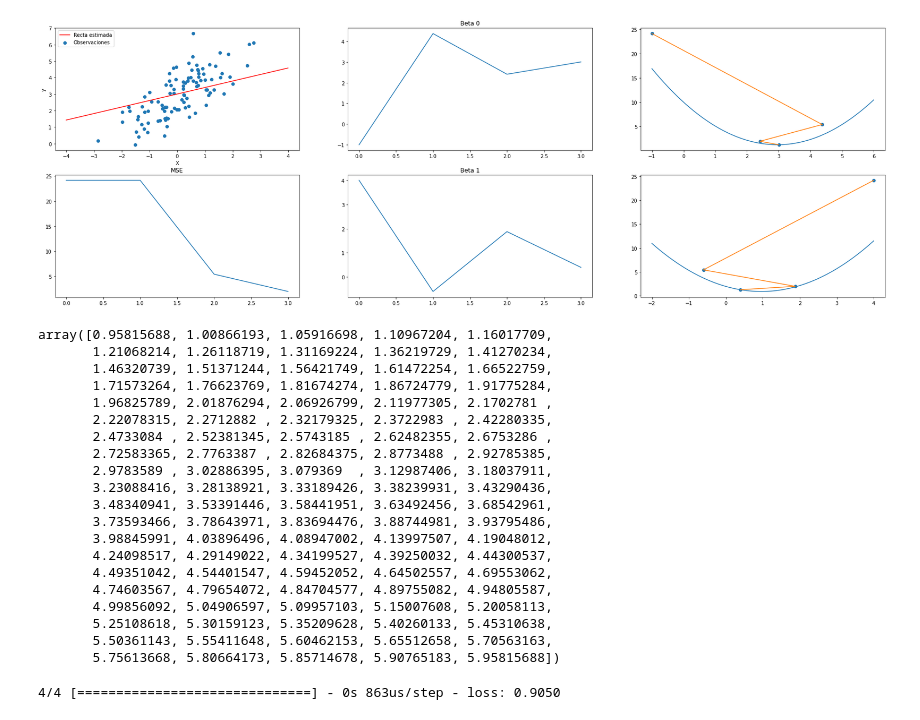
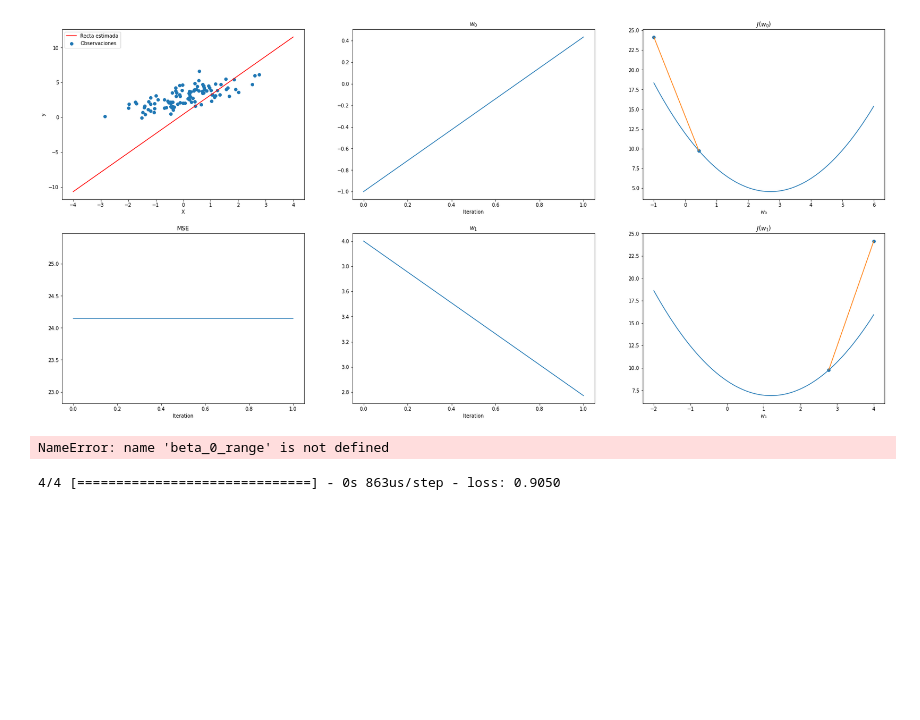
Before and after one commit to franmassa/lab-ml-itba-Regresion-Lineal, a Jupyter notebook: 4 - Simulacion_train_KERAS.ipynb, the cells around one changed output. Drawn from its saved outputs; the diff is of its cells as text; code cells hidden in the pictures; blank space fills up the shorter version.

```diff
--- a/4 - Simulacion_train_KERAS.ipynb
+++ b/4 - Simulacion_train_KERAS.ipynb
@@ -35,21 +35,29 @@ def plot_data(X, y, loss, beta_0s, beta_1s, mse_beta_0s, mse_beta_1s, ax):
 
 
     ax[2].plot(beta_0s)
-    ax[2].set_title('Beta 0')
+    ax[2].set_title('$w_0$')
     ax[3].plot(beta_1s)
-    ax[3].set_title('Beta 1')
+    ax[3].set_title('$w_1$')
 
 
 
     ax[4].plot(beta_0_range, [np.mean((y - (X*beta_1 + b))**2) for b in beta_0_range])
     ax[4].plot(beta_0s, mse_beta_0s)
     ax[4].scatter(beta_0s, mse_beta_0s)
+    ax[4].set_title('$J(w_0)$')
+    ax[4].set_xlabel('$w_0$')
 
     ax[5].plot(beta_1_range, [np.mean((y - (X*b + beta_0))**2) for b in beta_1_range])
 
 
     ax[5].plot(beta_1s, mse_beta_1s)
     ax[5].scatter(beta_1s, mse_beta_1s)
+    ax[5].set_title('$J(w_1)$')
+    ax[5].set_xlabel('$w_1$')
+
+    ax[1].set_xlabel('Iteration')
+    ax[2].set_xlabel('Iteration')
+    ax[3].set_xlabel('Iteration')
 # %%
 def get_coefs(model):
     beta_1 = model.weights[0].numpy()[0][0]
@@ -57,7 +65,7 @@ def get_coefs(model):
     return beta_0, beta_1
 # %%
 X, y = get_samples()
-model = get_model(learning_rate=0.75)
+model = get_model(learning_rate=0.2)
 # %%
 loss = [model.evaluate(X, y, verbose=0)]
 beta_0, beta_1 = get_coefs(model)
@@ -68,44 +76,25 @@ mse_beta_0s = [mse_beta_0]
 mse_beta_1 = np.mean((y - (X*beta_1 + beta_0))**2)
 mse_beta_1s = [mse_beta_1]
 # %%
-f, ax = plt.subplots(2, 3, figsize=(30, 10))
+f, ax = plt.subplots(2, 3, figsize=(30, 14))
 plot_data(X, y, loss, beta_0s, beta_1s, mse_beta_0s, mse_beta_1s, ax)
 
 
 history = model.fit(X, y, epochs=1, verbose=0, batch_size=len(X))
 beta_0, beta_1 = get_coefs(model)
 beta_0s.append(beta_0)
 beta_1s.append(beta_1)
 mse_beta_0 = np.mean((y - (X*beta_1 + beta_0))**2)
 mse_beta_0s.append(mse_beta_0)
 mse_beta_1 = np.mean((y - (X*beta_1 + beta_0))**2)
 mse_beta_1s.append(mse_beta_1)
 loss.append(history.history['loss'][0])
 # %% [output]
-[figure, old version]
+[figure, new version]
 # %%
 beta_0_range + 1*beta_1
 # %% [output]
-array([0.95815688, 1.00866193, 1.05916698, 1.10967204, 1.16017709,
-       1.21068214, 1.26118719, 1.31169224, 1.36219729, 1.41270234,
-       1.46320739, 1.51371244, 1.56421749, 1.61472254, 1.66522759,
-       1.71573264, 1.76623769, 1.81674274, 1.86724779, 1.91775284,
-       1.96825789, 2.01876294, 2.06926799, 2.11977305, 2.1702781 ,
-       2.22078315, 2.2712882 , 2.32179325, 2.3722983 , 2.42280335,
-       2.4733084 , 2.52381345, 2.5743185 , 2.62482355, 2.6753286 ,
-       2.72583365, 2.7763387 , 2.82684375, 2.8773488 , 2.92785385,
-       2.9783589 , 3.02886395, 3.079369  , 3.12987406, 3.18037911,
-       3.23088416, 3.28138921, 3.33189426, 3.38239931, 3.43290436,
-       3.48340941, 3.53391446, 3.58441951, 3.63492456, 3.68542961,
-       3.73593466, 3.78643971, 3.83694476, 3.88744981, 3.93795486,
-       3.98845991, 4.03896496, 4.08947002, 4.13997507, 4.19048012,
-       4.24098517, 4.29149022, 4.34199527, 4.39250032, 4.44300537,
-       4.49351042, 4.54401547, 4.59452052, 4.64502557, 4.69553062,
-       4.74603567, 4.79654072, 4.84704577, 4.89755082, 4.94805587,
-       4.99856092, 5.04906597, 5.09957103, 5.15007608, 5.20058113,
-       5.25108618, 5.30159123, 5.35209628, 5.40260133, 5.45310638,
-       5.50361143, 5.55411648, 5.60462153, 5.65512658, 5.70563163,
-       5.75613668, 5.80664173, 5.85714678, 5.90765183, 5.95815688])
+NameError: name 'beta_0_range' is not defined
 # %%
 model.evaluate(X, y)
 # %% [output]
```
